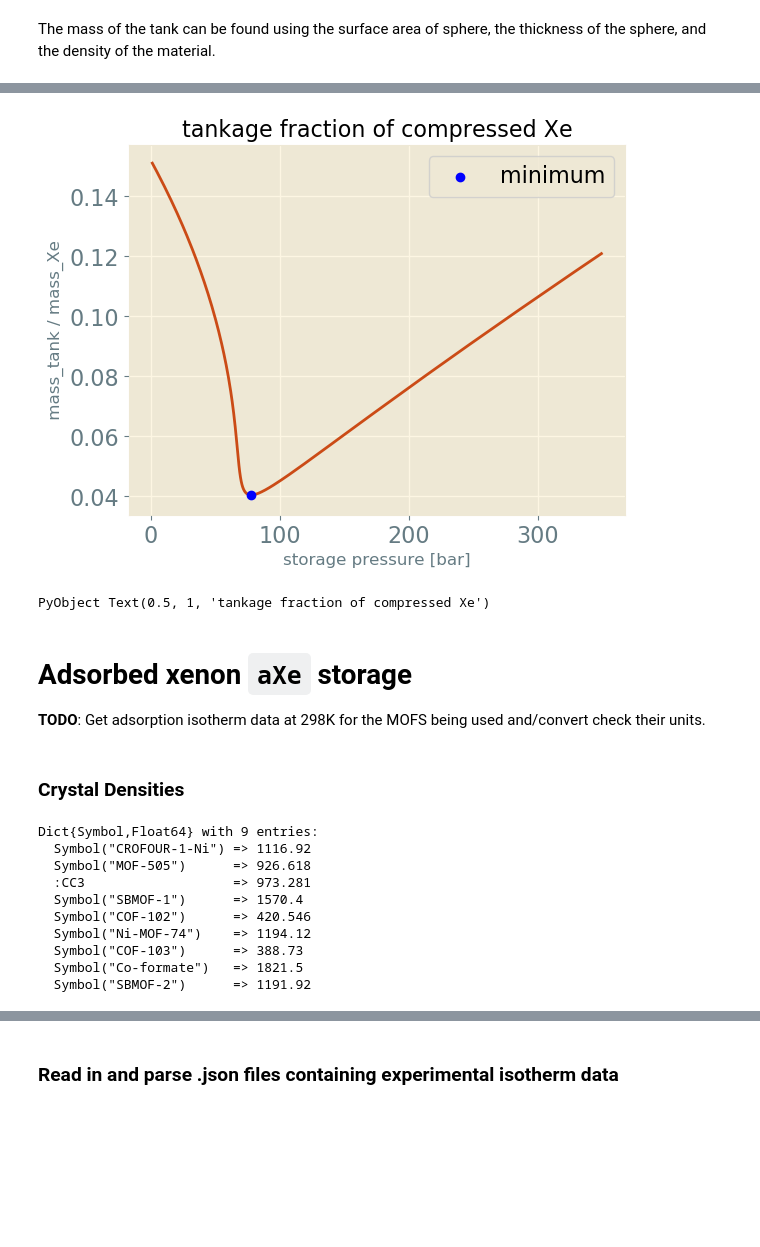
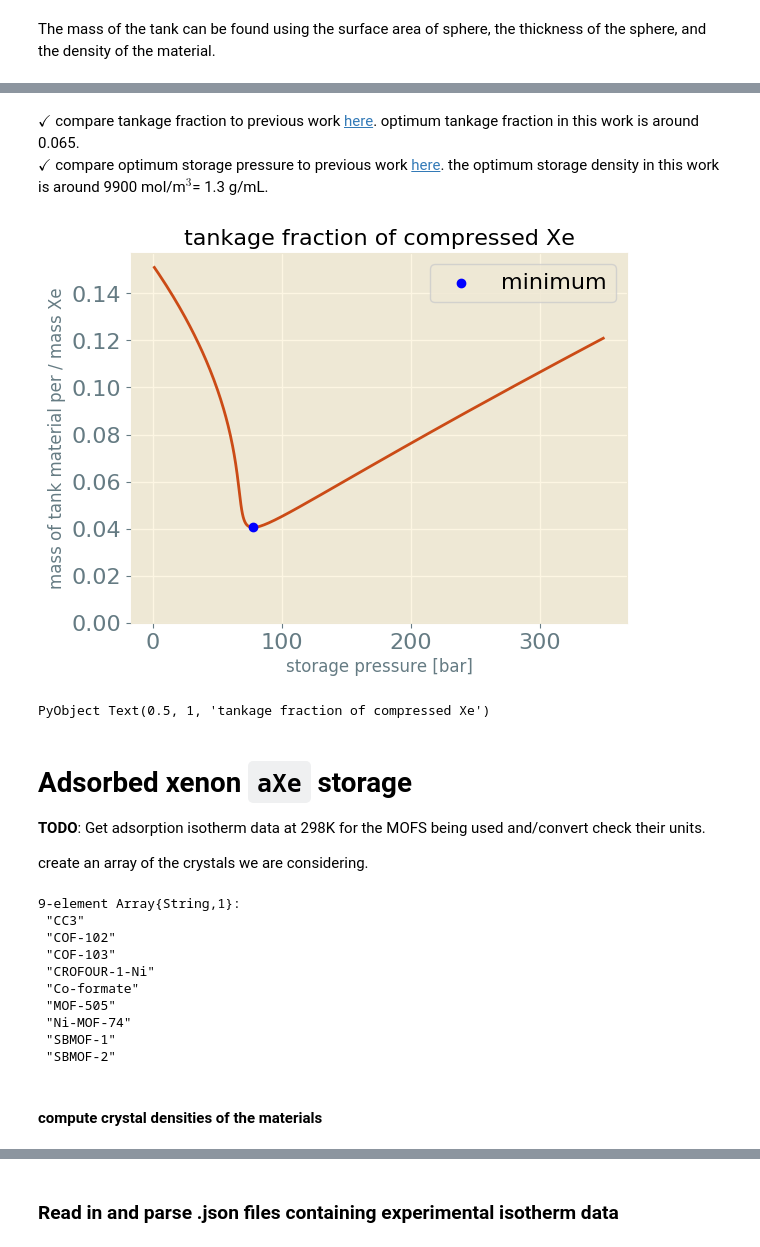
Before and after one commit to SimonEnsemble/PropellantStorage, a Jupyter notebook: Xe_Propellant_Storage.ipynb, the cells around one changed output, grey strips where cells are left out. Drawn from its saved outputs; the diff is of its cells as text; code cells hidden in the pictures; blank space fills up the shorter version.

Commit message:
add exptl xe ads data

```diff
--- a/Xe_Propellant_Storage.ipynb
+++ b/Xe_Propellant_Storage.ipynb
@@ -135,7 +139,7 @@ thickness_cxe_tank = pressures .* radius_cxe_tank / (2 * σ_tank_material); # ta
 # %% [markdown]
 The mass of the tank can be found using the surface area of sphere, the thickness of the sphere, and the density of the material.
 # %%
-mass_cxe_tank_material = ρ_tank_material * (4 * π) * (radius_cxe_tank .^ 2) .* thickness_cxe_tank; # kg
+mass_cxe_tank_material = ρ_tank_material * 4 * π * radius_cxe_tank .^ 2 .* thickness_cxe_tank; # kg
 # %%
 argmin_p_mass = argmin(mass_cxe_tank_material)
 @printf("The optimum storage pressure is %.2f bar with a tank mass of %.2f kg.",
@@ -166,54 +182,41 @@ PyObject Text(0.5, 25.000000000000007, 'pressure [bar]')
+# %% [markdown]
+$\checkmark$ compare tankage fraction to previous work [here](https://erps.spacegrant.org/uploads/images/images/iepc_articledownload_1988-2007/1991index/IEPC1991-107.pdf). optimum tankage fraction in this work is around 0.065. <br>
+$\checkmark$ compare optimum storage pressure to previous work [here](https://erps.spacegrant.org/uploads/images/images/iepc_articledownload_1988-2007/1991index/IEPC1991-107.pdf). the  optimum storage density in this work is around 9900 mol/m$^3$= 1.3 g/mL.
 # %%
 tankage_fraction = mass_cxe_tank_material ./ mass_desired_xe_propellant
 
 figure()
 plot(pressures,tankage_fraction,color="C4")
 scatter(pressures[argmin_p_mass],tankage_fraction[argmin_p_mass],label="minimum",color="b",zorder=999)
 
 xlabel("storage pressure [bar]")
-ylabel(" mass_tank / mass_Xe ")
+ylabel("mass of tank material per / mass Xe")
 legend()
+ylim(ymin=0.0)
 title("tankage fraction of compressed Xe")
 #savefig("Xenon van der Waals Gas in Titanium.pdf", format="pdf")
 # %% [output]
-[figure, old version]
+[figure, new version]
 PyObject Text(0.5, 1, 'tankage fraction of compressed Xe')
 # %% [markdown]
 # Adsorbed xenon `aXe` storage
 
 **TODO**: Get adsorption isotherm data at 298K for the MOFS being used and/convert check their units.
+
+create an array of the crystals we are considering.
-# %% [markdown]
-### Crystal Densities
-# %%
-# creat an array of the crystal filenames at the end of this path to be itterated over
-crystals = readdir(joinpath(pwd(), "data", "crystals"))
-
-# create a dictionary to store the crystal density values
-df_ρ_crystal = Dict{Symbol, Float64}()
-
-# this function basically strips away the file extention
-# so that the name in the dictionary is the name of the crystal only
-function Base.basename(path::String, suffix::String)
-    (n,e) = splitext(basename(path))
-    suffix==e ? n : path
-end
-
-# find crystal density using PorousMaterials
-for crystal in crystals
-    frame = Framework(crystal)
-    strip_numbers_from_atom_labels!(frame)
-    df_ρ_crystal[Symbol(Base.basename(crystal, ".cif"))] = crystal_density(frame) # kg/m³
-end
-
-df_ρ_crystal
-# %% [output]
-Dict{Symbol,Float64} with 9 entries:
-  Symbol("CROFOUR-1-Ni") => 1116.92
-  Symbol("MOF-505")      => 926.618
-  :CC3                   => 973.281
-  Symbol("SBMOF-1")      => 1570.4
-  Symbol("COF-102")      => 420.546
-  Symbol("Ni-MOF-74")    => 1194.12
-  Symbol("COF-103")      => 388.73
-  Symbol("Co-formate")   => 1821.5
-  Symbol("SBMOF-2")      => 1191.92
+# %%
+crystal_names = map(cif_filename -> replace(cif_filename, ".cif" => ""),
+    readdir(joinpath(pwd(), "data", "crystals")))
+# %% [output]
+9-element Array{String,1}:
+ "CC3"
+ "COF-102"
+ "COF-103"
+ "CROFOUR-1-Ni"
+ "Co-formate"
+ "MOF-505"
+ "Ni-MOF-74"
+ "SBMOF-1"
+ "SBMOF-2"
+# %% [markdown]
+#### compute crystal densities of the materials
```
Also changed, not shown: parts of 8 cells of this notebook, 41 other files.
